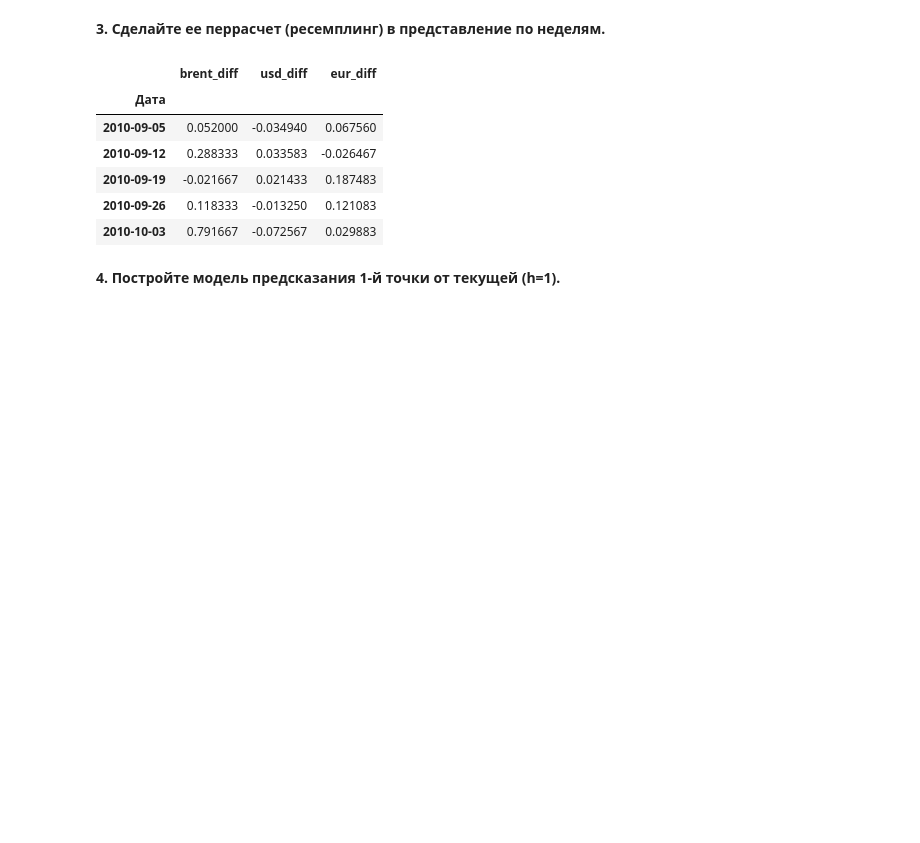
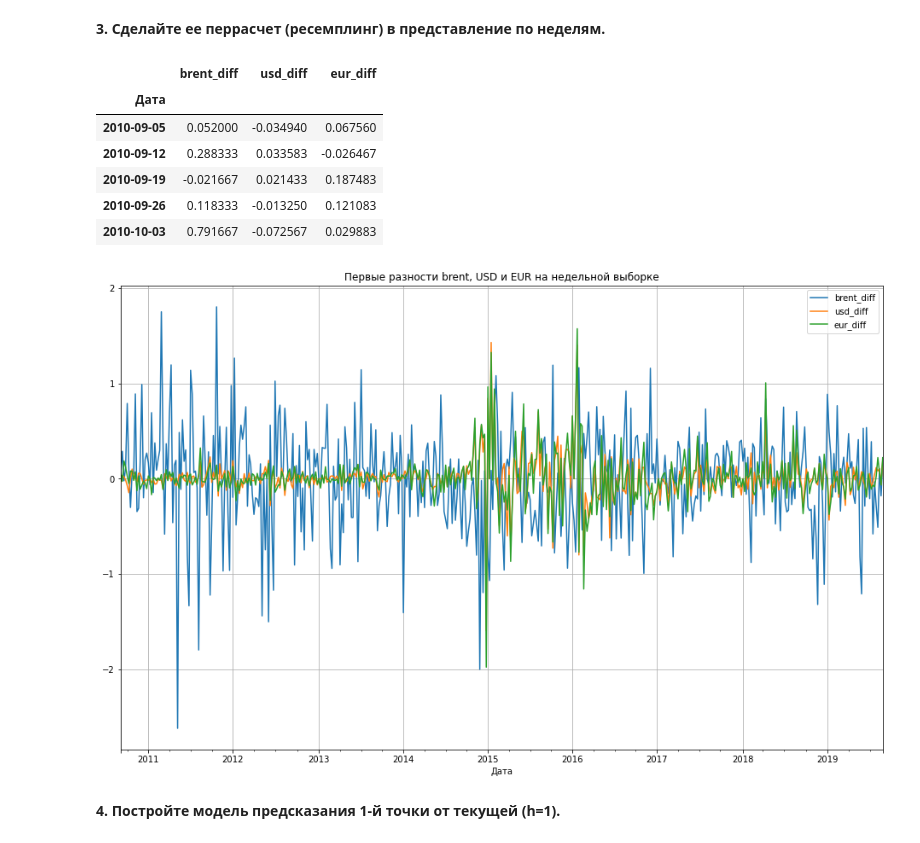
Before and after one commit to GruXsqK/ML_in_business, a Jupyter notebook: Lesson_5/Lesson_5.ipynb, the cells around one changed output. Drawn from its saved outputs; the diff is of its cells as text; code cells hidden in the pictures; blank space fills up the shorter version.

```diff
--- a/Lesson_5/Lesson_5.ipynb
+++ b/Lesson_5/Lesson_5.ipynb
@@ -106,6 +106,16 @@ brent_w.head()
 | 2010-09-19 | -0.021667 | 0.021433 | 0.187483 |
 | 2010-09-26 | 0.118333 | -0.013250 | 0.121083 |
 | 2010-10-03 | 0.791667 | -0.072567 | 0.029883 |
+# %%
+brent_w['brent_diff'].plot(label='brent_diff', figsize=(16, 10))
+brent_w['usd_diff'].plot(label='usd_diff')
+brent_w['eur_diff'].plot(label='eur_diff')
+plt.legend()
+plt.grid()
+plt.title('Первые разности brent, USD и EUR на недельной выборке')
+plt.show()
+# %% [output]
+[figure, added]
 # %% [markdown]
 __4. Постройте модель предсказания 1-й точки от текущей (h=1).__
 # %%
```
Also changed, not shown: parts of 16 cells of this notebook.
